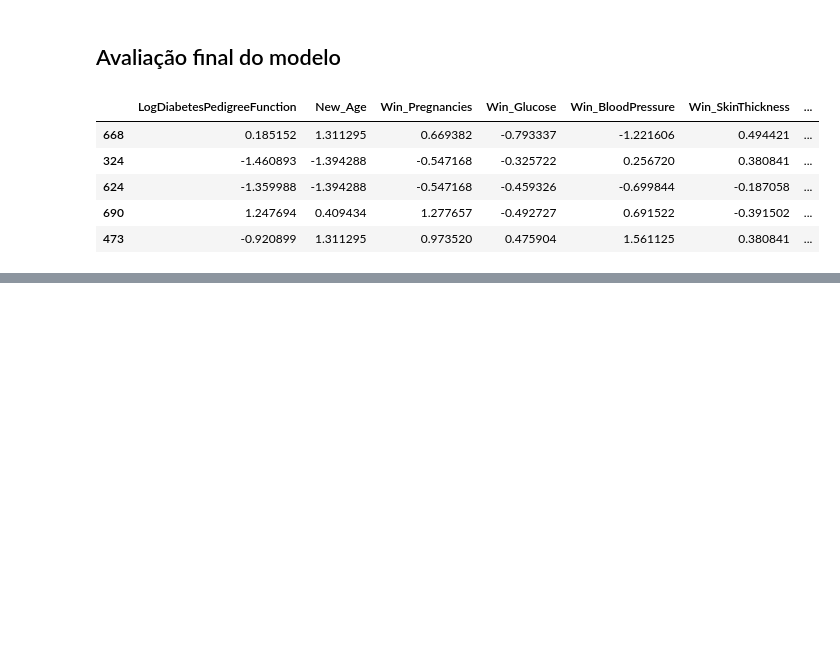
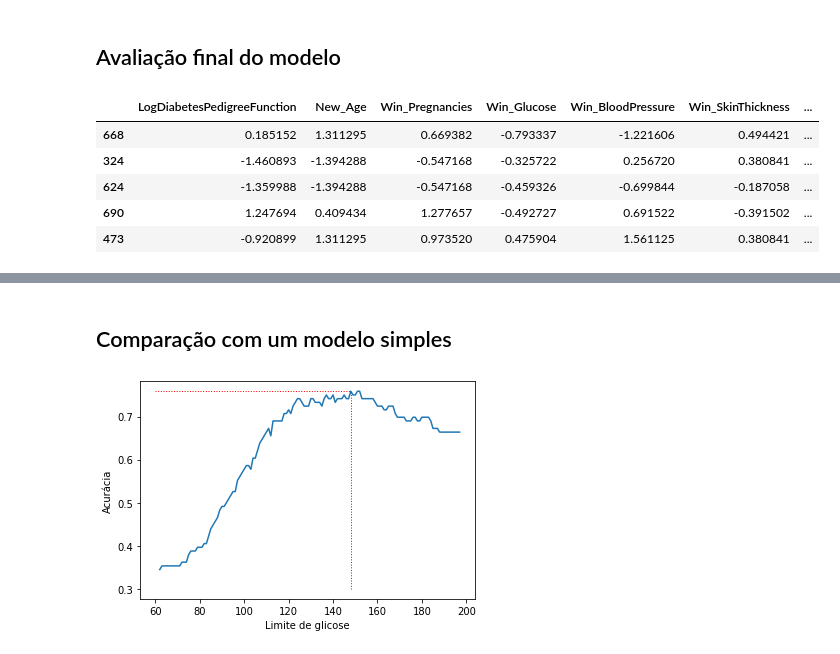
Before and after one commit to franklinzppa/diabetes-classification, a Jupyter notebook: diabetes-clf.ipynb, the cells around one changed output, grey strips where cells are left out. Drawn from its saved outputs; the diff is of its cells as text; code cells hidden in the pictures; blank space fills up the shorter version.

Commit message:
added a simple model and final metrics

```diff
--- a/diabetes-clf.ipynb
+++ b/diabetes-clf.ipynb
@@ -727,0 +766,33 @@ accuracy_score(y_test, y_pred)
+# %% [markdown]
+## Comparação com um modelo simples
+# %%
+glucose_thr = np.arange(62, 198, 1)
+accuracy_list = []
+
+def test_glucose(gl, thr):
+    if gl >= thr:
+        return 1
+    else:
+        return 0
+
+
+for thr in glucose_thr:
+    outcome_predict = X_test["Glucose"].apply(test_glucose, thr=thr)
+    accuracy = np.round(sum(outcome_predict == y_test)/len(y_test), 4)
+    accuracy_list.append(accuracy)
+
+
+# Achando o paramêtro ótimo
+acc_max = max(accuracy_list)
+acc_max_idx = accuracy_list.index(acc_max)
+thr_max = glucose_thr[acc_max_idx]
+
+
+plt.plot(glucose_thr, accuracy_list)
+plt.hlines(y=acc_max, xmin=60, xmax=thr_max, linestyle=':', linewidth=1, color='r')
+plt.vlines(x=thr_max, ymin=0.3, ymax=acc_max, linestyle=':', linewidth=1, color='r')
+plt.xlabel("Limite de glicose")
+plt.ylabel("Acurácia")
+plt.show()
+# %% [output]
+[figure, added]
```
Also changed, not shown: parts of 12 cells of this notebook.
